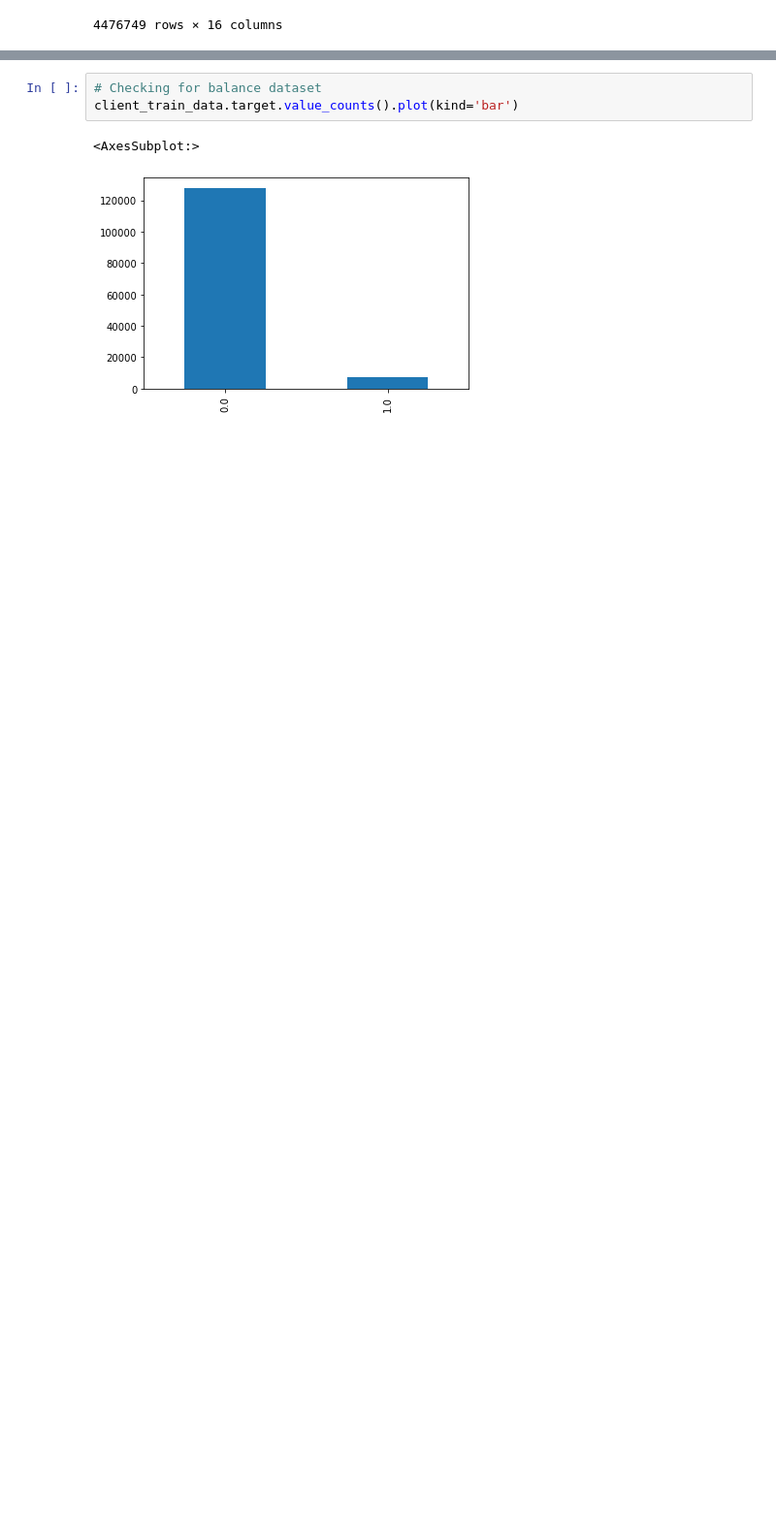
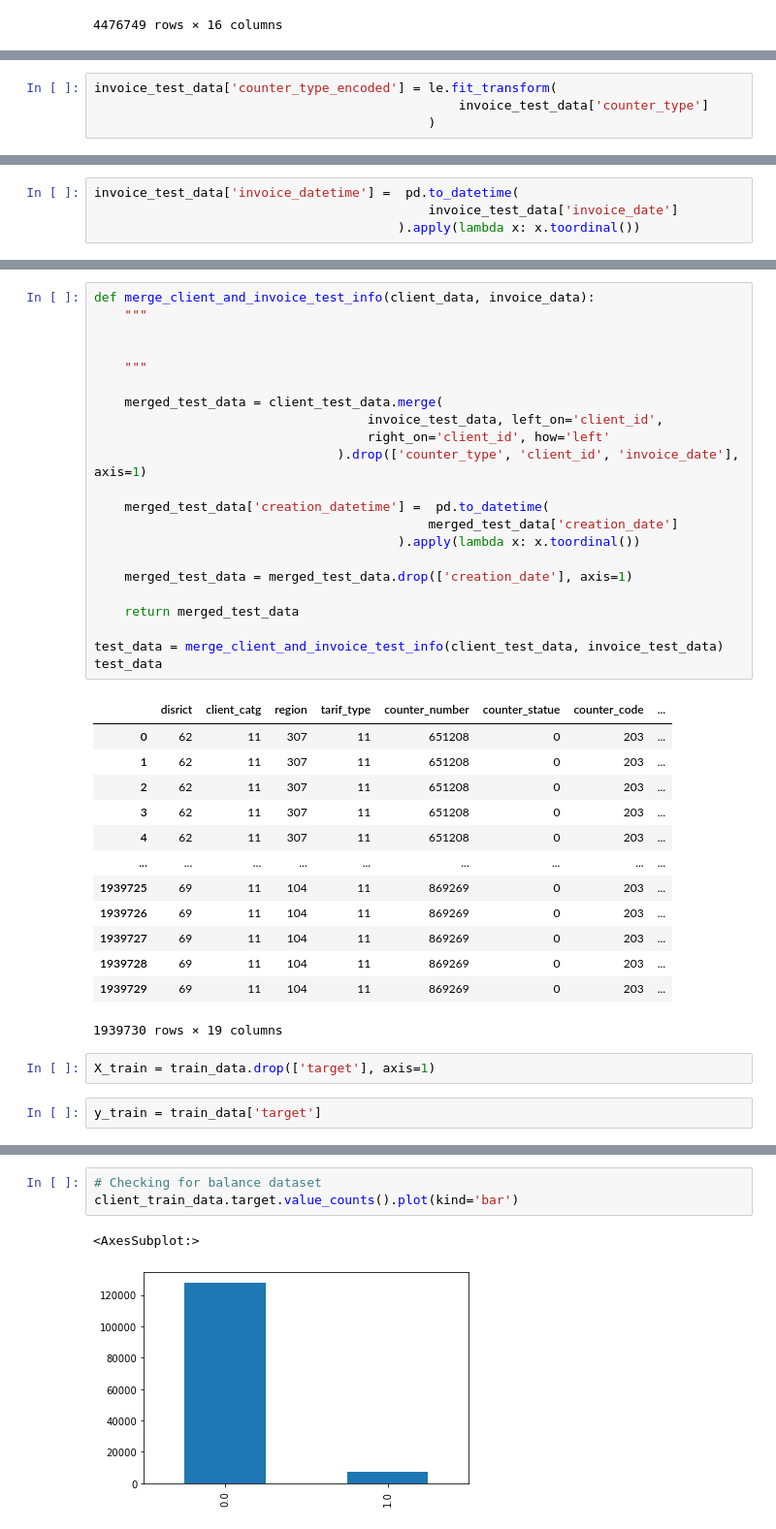
Before and after one commit to Chuene100/Launchlab-datascience, a Jupyter notebook: FraudDetection.ipynb, the cells around one changed output, grey strips where cells are left out. Shown: that part at 97% size. Drawn from its saved outputs; the diff is of its cells as text; blank space fills up the shorter version.

```diff
--- a/FraudDetection.ipynb
+++ b/FraudDetection.ipynb
@@ -191,0 +193,4 @@ invoice_train_data.drop(['counter_type'], axis=1)
+# %%
+invoice_test_data['counter_type_encoded'] = le.fit_transform(
+                                                invoice_test_data['counter_type']
+                                            )
@@ -191,0 +213,4 @@ invoice_train_data.drop(['counter_type'], axis=1)
+# %%
+invoice_test_data['invoice_datetime'] =  pd.to_datetime(
+                                            invoice_test_data['invoice_date']
+                                        ).apply(lambda x: x.toordinal())
@@ -191,0 +270,40 @@ invoice_train_data.drop(['counter_type'], axis=1)
+# %%
+def merge_client_and_invoice_test_info(client_data, invoice_data):
+    """
+
+
+    """
+
+    merged_test_data = client_test_data.merge(
+                                    invoice_test_data, left_on='client_id',
+                                    right_on='client_id', how='left'
+                                ).drop(['counter_type', 'client_id', 'invoice_date'], axis=1)
+
+    merged_test_data['creation_datetime'] =  pd.to_datetime(
+                                            merged_test_data['creation_date']
+                                        ).apply(lambda x: x.toordinal())
+
+    merged_test_data = merged_test_data.drop(['creation_date'], axis=1)
+
+    return merged_test_data
+
+test_data = merge_client_and_invoice_test_info(client_test_data, invoice_test_data)
+test_data
+# %% [output]
+|  | disrict | client_catg | region | tarif_type | counter_number | counter_statue | counter_code | ... |
+| 0 | 62 | 11 | 307 | 11 | 651208 | 0 | 203 | ... |
+| 1 | 62 | 11 | 307 | 11 | 651208 | 0 | 203 | ... |
+| 2 | 62 | 11 | 307 | 11 | 651208 | 0 | 203 | ... |
+| 3 | 62 | 11 | 307 | 11 | 651208 | 0 | 203 | ... |
+| 4 | 62 | 11 | 307 | 11 | 651208 | 0 | 203 | ... |
+| ... | ... | ... | ... | ... | ... | ... | ... | ... |
+| 1939725 | 69 | 11 | 104 | 11 | 869269 | 0 | 203 | ... |
+| 1939726 | 69 | 11 | 104 | 11 | 869269 | 0 | 203 | ... |
+| 1939727 | 69 | 11 | 104 | 11 | 869269 | 0 | 203 | ... |
+| 1939728 | 69 | 11 | 104 | 11 | 869269 | 0 | 203 | ... |
+| 1939729 | 69 | 11 | 104 | 11 | 869269 | 0 | 203 | ... |
+1939730 rows × 19 columns
+# %%
+X_train = train_data.drop(['target'], axis=1)
+# %%
+y_train = train_data['target']
```
Also changed, not shown: parts of 42 cells of this notebook.
